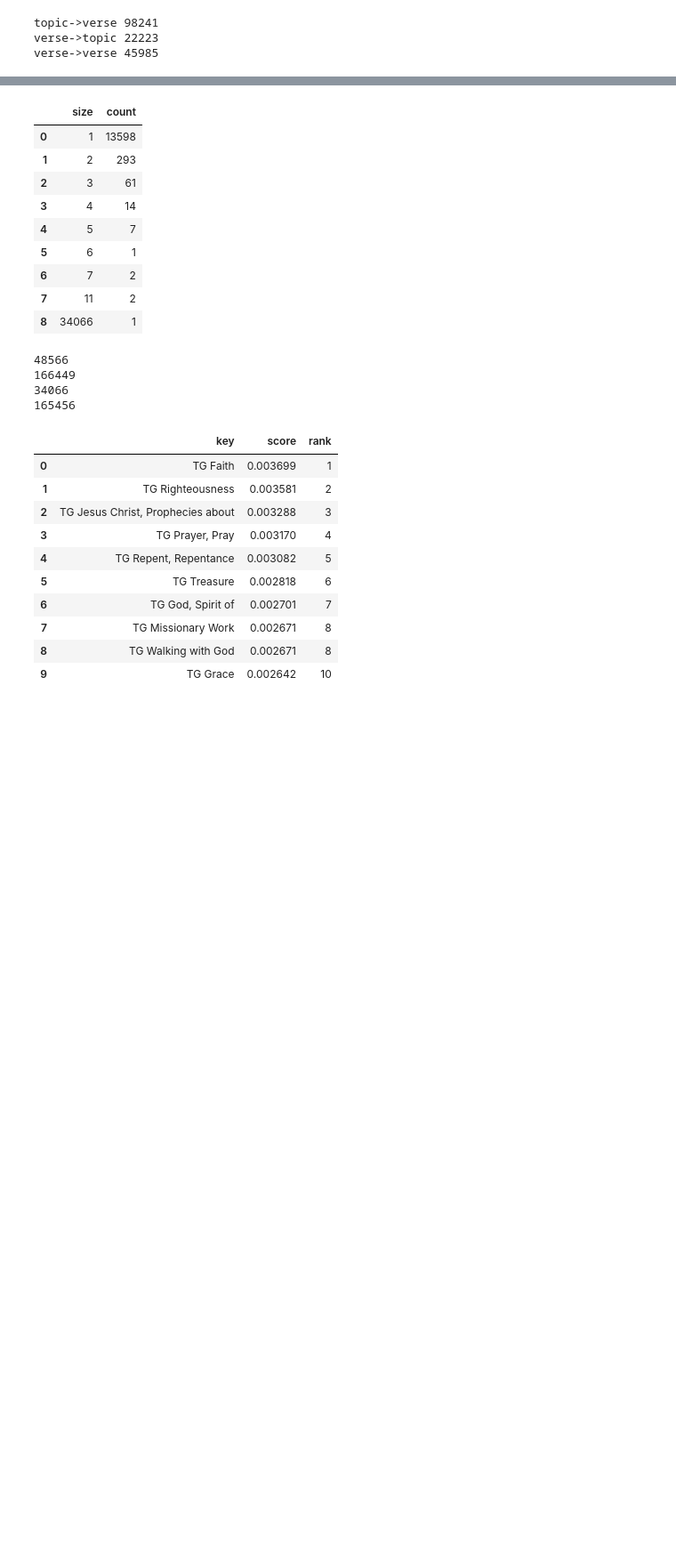
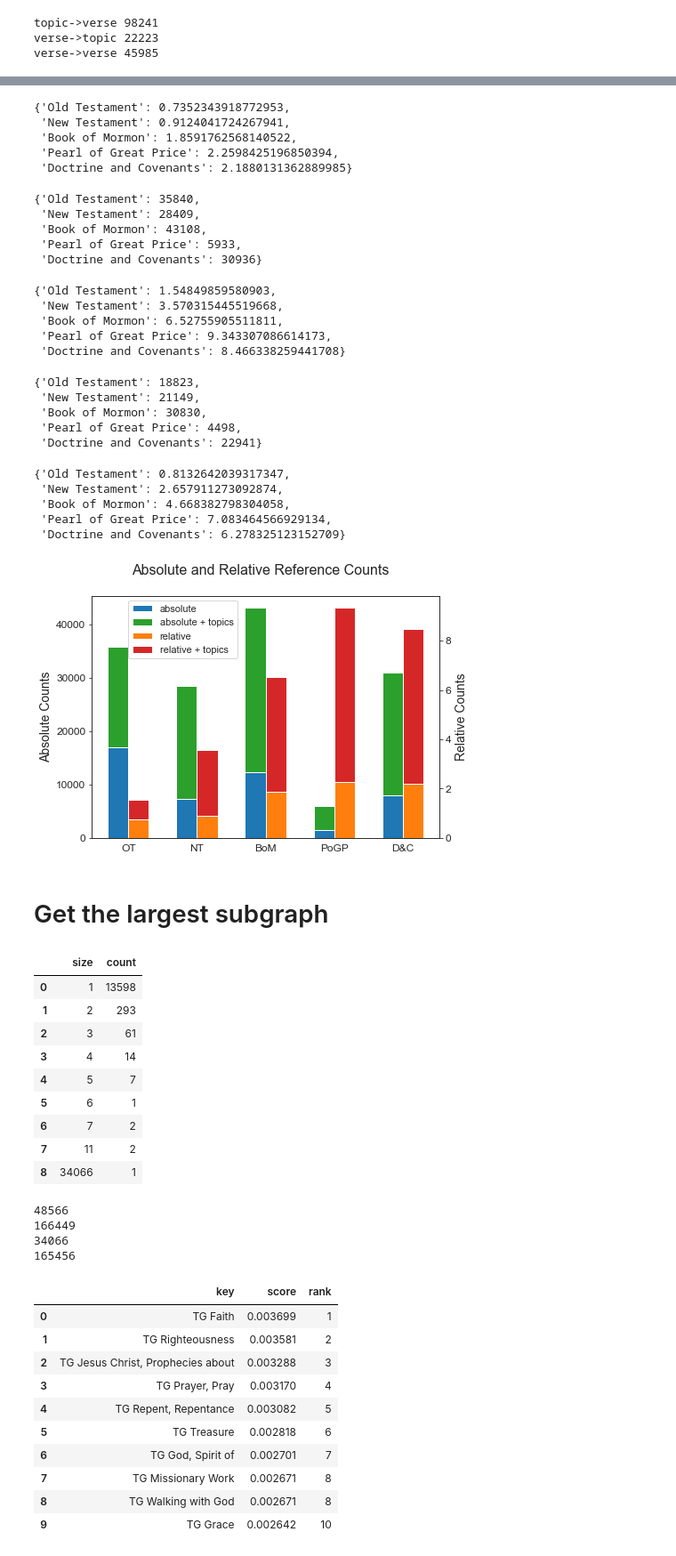
Before and after one commit to skearnes/scripture-graph, a Jupyter notebook: posts/2021-01-08/post.ipynb, the cells around one changed output, grey strips where cells are left out. Shown at 89% size. Drawn from its saved outputs; the diff is of its cells as text; code cells hidden in the pictures; blank space fills up the shorter version.

```diff
--- a/posts/2021-01-08/post.ipynb
+++ b/posts/2021-01-08/post.ipynb
@@ -90,3 +178,81 @@ verse->verse 45985
+# %%
+relative_volume_degree_without_topics = {}
+for key in volume_totals:
+    relative_volume_degree_without_topics[key] = volume_degree_without_topics[key] / volume_totals[key]
+relative_volume_degree_without_topics
+# %% [output]
+{'Old Testament': 0.7352343918772953,
+ 'New Testament': 0.9124041724267941,
+ 'Book of Mormon': 1.8591762568140522,
+ 'Pearl of Great Price': 2.2598425196850394,
+ 'Doctrine and Covenants': 2.1880131362889985}
+# %%
+volume_degree_with_topics = {}
+for key in volume_totals:
+    mask = (degree.subset == 'with_topics') & (degree.volume == key)
+    volume_degree_with_topics[key] = degree[mask].degree.values.sum()
+volume_degree_with_topics
+# %% [output]
+{'Old Testament': 35840,
+ 'New Testament': 28409,
+ 'Book of Mormon': 43108,
+ 'Pearl of Great Price': 5933,
+ 'Doctrine and Covenants': 30936}
+# %%
+relative_volume_degree_with_topics = {}
+for key in volume_totals:
+    relative_volume_degree_with_topics[key] = volume_degree_with_topics[key] / volume_totals[key]
+relative_volume_degree_with_topics
+# %% [output]
+{'Old Testament': 1.54849859580903,
+ 'New Testament': 3.570315445519668,
+ 'Book of Mormon': 6.52755905511811,
+ 'Pearl of Great Price': 9.343307086614173,
+ 'Doctrine and Covenants': 8.466338259441708}
+# %%
+delta_degree = {}
+for key, value in volume_degree_with_topics.items():
+    delta_degree[key] = value - volume_degree_without_topics[key]
+delta_degree
+# %% [output]
+{'Old Testament': 18823,
+ 'New Testament': 21149,
+ 'Book of Mormon': 30830,
+ 'Pearl of Great Price': 4498,
+ 'Doctrine and Covenants': 22941}
+# %%
+relative_delta_degree = {}
+for key, value in relative_volume_degree_with_topics.items():
+    relative_delta_degree[key] = value - relative_volume_degree_without_topics[key]
+relative_delta_degree
+# %% [output]
+{'Old Testament': 0.8132642039317347,
+ 'New Testament': 2.657911273092874,
+ 'Book of Mormon': 4.668382798304058,
+ 'Pearl of Great Price': 7.083464566929134,
+ 'Doctrine and Covenants': 6.278325123152709}
+# %%
+sns.set_style('white')
+colors = sns.color_palette()
+fig, ax = subplots(figsize=(7, 5))
+ax.bar(range(5), volume_degree_without_topics.values(), color=colors[0], label='absolute', width=-0.3, align='edge')
+ax.bar(range(5), delta_degree.values(), bottom=list(volume_degree_without_topics.values()), color=colors[2], label='absolute + topics', width=-0.3, align='edge')
+ax.set_ylabel('Absolute Counts', fontsize=14)
+ax2 = ax.twinx()
+ax2.bar(range(5), relative_volume_degree_without_topics.values(), color=colors[1], label='relative', width=0.3, align='edge')
+ax2.bar(range(5), relative_delta_degree.values(), bottom=list(relative_volume_degree_without_topics.values()), color=colors[3], label='relative + topics', width=0.3, align='edge')
+ax2.set_ylabel('Relative Counts', fontsize=14)
+ax.tick_params(axis='y', labelsize=12)
+ax2.tick_params(axis='y', labelsize=12)
+ax.set_xticks(range(5))
+ax.set_xticklabels([graph_lib.VOLUMES_SHORT[key] for key in volume_degree_without_topics], fontsize=12)
+figlegend(loc=(0.215, 0.665), fontsize=11)
+suptitle('Absolute and Relative Reference Counts', fontsize=16)
+fig.savefig('count-bar.png', dpi=300, bbox_inches='tight')
+# %% [output]
+[figure, added]
+# %% [markdown]
+# Get the largest subgraph
 # %%
 sizes = []
 for component in nx.weakly_connected_components(graph):
```
Also changed, not shown: parts of 9 cells of this notebook, 2 other files.
